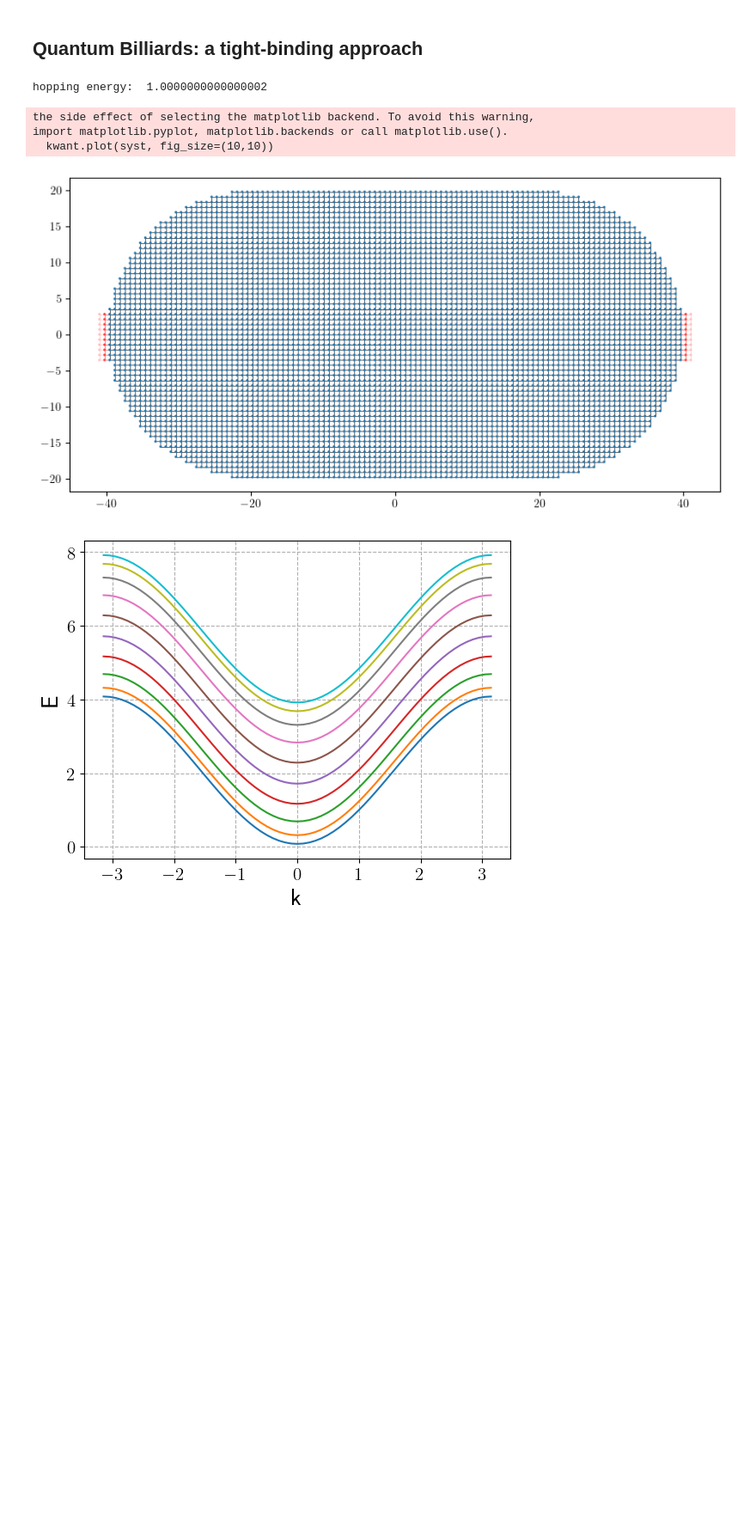
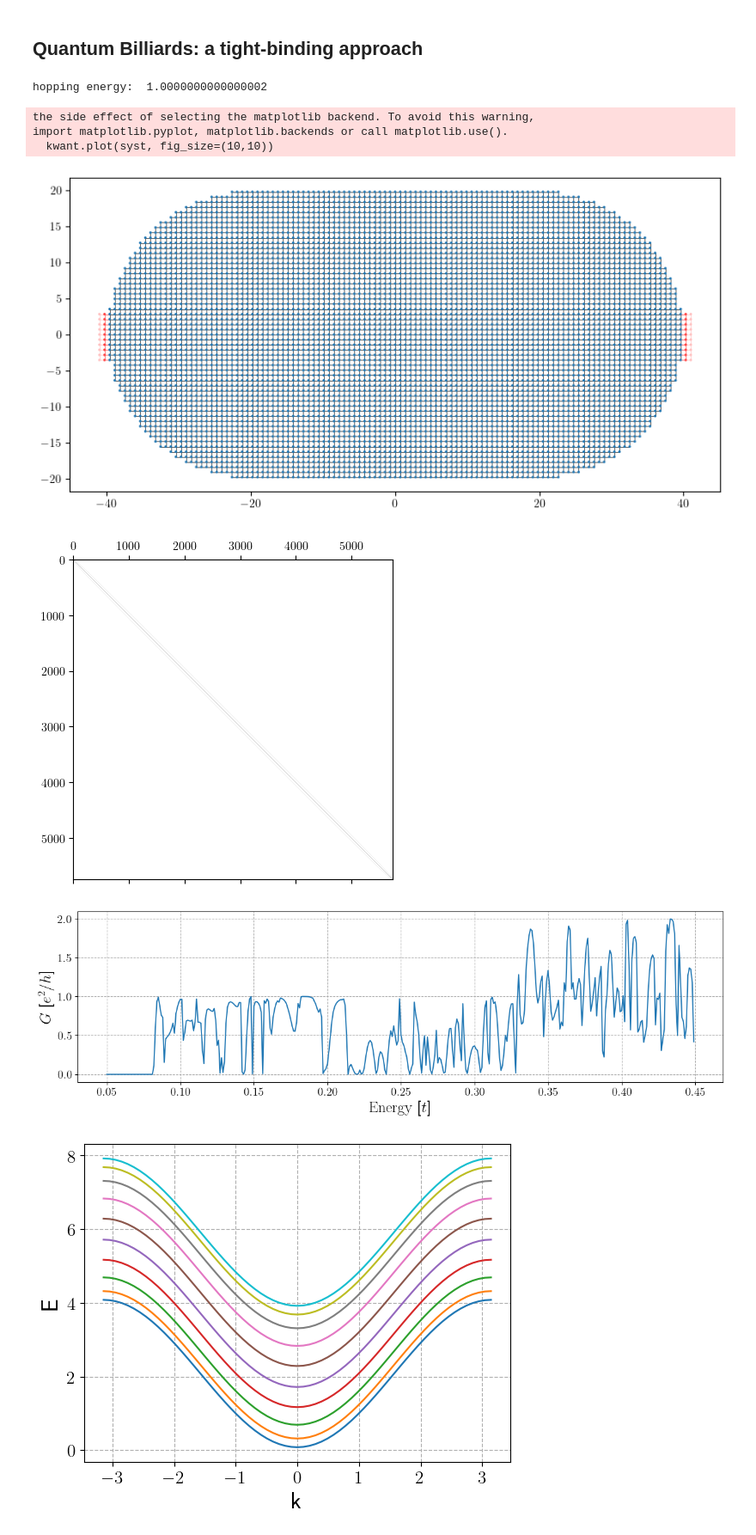
Before and after one commit to acappel/RSOC-Quantum-Transport, a Jupyter notebook: qbilliard-v1.ipynb, the cells around one changed output. Shown at 86% size. Saved outputs shown, nothing was run; the diff lists cells and outputs as text; code cells hidden in the pictures; blank space fills up the shorter version.

```diff
--- a/qbilliard-v1.ipynb
+++ b/qbilliard-v1.ipynb
@@ -63,16 +63,16 @@ def make_billiard():
 
 def bands(syst, lead_number: int):
 
-        # compute the band structure in the lead specified by lead_number
-        bands = kwant.plotter.bands(syst.leads[lead_number], show=False)
+    # compute the band structure in the lead specified by lead_number
+    bands = kwant.plotter.bands(syst.leads[lead_number], show=False)
 
-        #fig_bands, ax_bands = plt.subplots(1,1, figsize=(8,4))
-        #ax_bands.plot(bands)
-        plt.xlabel('k',fontsize=20)
-        plt.ylabel('E',fontsize=20)
-        plt.tick_params(axis='both', labelsize=15)
-        plt.grid(linestyle='--')
-        plt.show()
+    #fig_bands, ax_bands = plt.subplots(1,1, figsize=(8,4))
+    #ax_bands.plot(bands)
+    plt.xlabel('k',fontsize=20)
+    plt.ylabel('E',fontsize=20)
+    plt.tick_params(axis='both', labelsize=15)
+    plt.grid(linestyle='--')
+    plt.show()
 
 def conductance_energy_billiard(system, energies):
 
@@ -87,7 +87,7 @@ def conductance_energy_billiard(system, energies):
 
     fig_cond, ax_cond = plt.subplots(1,1, figsize=(15,4))
     ax_cond.plot(energies, data_conductance)
-    ax_cond.set_xlabel('Energy',fontsize=20)
+    ax_cond.set_xlabel(r'$\mathrm{Energy}$ [$t$]',fontsize=20)
     ax_cond.set_ylabel(r'$G$ [$e^2/h$]',fontsize=20)
     ax_cond.tick_params(axis='both', labelsize=15)
     ax_cond.grid(linestyle='--')
@@ -116,15 +116,17 @@ def closed_billiard(system):
 # %%
 billiard = make_billiard()
 
-energies = [0.1 + 1e-3*i for i in range(400)]
+energies = [0.05 + 1e-3*i for i in range(400)]
 
 conductance_energy_billiard(billiard, energies)
 # %% [output]
 hopping energy:  1.0000000000000002
 the side effect of selecting the matplotlib backend. To avoid this warning,
 import matplotlib.pyplot, matplotlib.backends or call matplotlib.use().
   kwant.plot(syst, fig_size=(10,10))
 [figure]
+[figure, added]
+[figure, added]
 # %%
 bands(billiard, 0)
 # %% [output]
```
Also changed, not shown: parts of 2 cells of this notebook.
